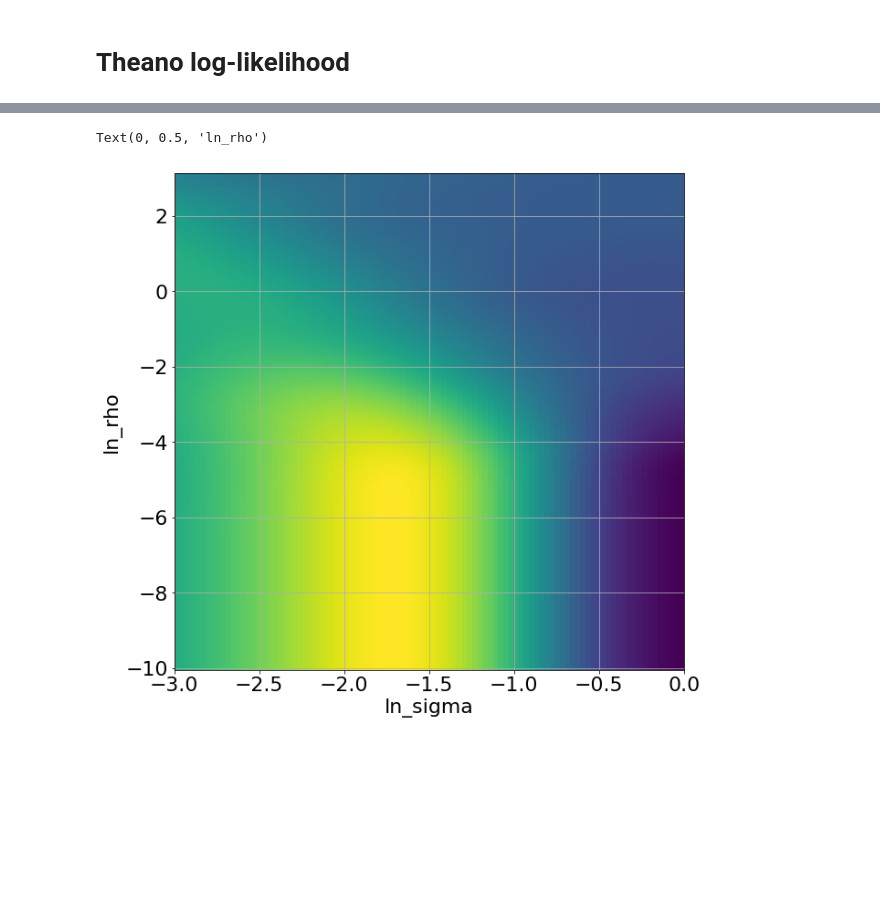
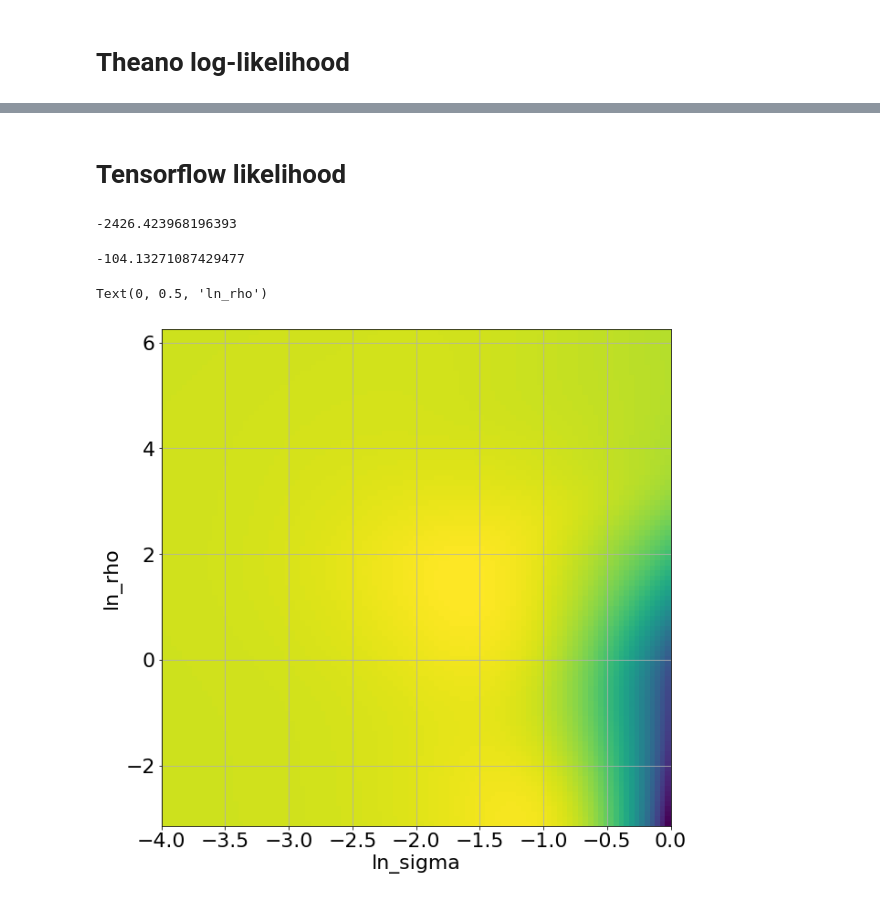
Before and after one commit to fbartolic/caustic, a Jupyter notebook: src/notebooks/Matern32_likelihood_plot.ipynb, the cells around one changed output, grey strips where cells are left out. Cells and saved outputs as stored; diff of their text form; code cells hidden in the pictures; blank space fills up the shorter version.

```diff
--- a/src/notebooks/Matern32_likelihood_plot.ipynb
+++ b/src/notebooks/Matern32_likelihood_plot.ipynb
@@ -130,12 +193,14 @@ f = theano.function(inputs=[sigma, rho], outputs=loglike_theano, on_unused_input
 g = theano.function(inputs=[sigma, rho], outputs=theano.grad(loglike_theano, [sigma, rho]), on_unused_input="ignore")
 # %%
 likelihood_values_theano = np.zeros((n_rho, n_sigma))
-gradient_values_theano = np.zeros((n_rho, n_sigma))
+gradient_values_sigma = np.zeros((n_rho, n_sigma))
+gradient_values_rho = np.zeros((n_rho, n_sigma))
 
 for i in range(n_rho):
     for j in range(n_sigma):
         likelihood_values_theano[i, j] = f(np.exp(ln_sigma_grid[i,j]), np.exp(ln_rho_grid[i,j]))
-        gradient_values_theano[i, j] = g(np.exp(ln_sigma_grid[i,j]), np.exp(ln_rho_grid[i,j]))[0]
+        gradient_values_sigma[i, j] = g(np.exp(ln_sigma_grid[i,j]), np.exp(ln_rho_grid[i,j]))[0]
+        gradient_values_rho[i, j] = g(np.exp(ln_sigma_grid[i,j]), np.exp(ln_rho_grid[i,j]))[1]
 # %%
 fig, ax = plt.subplots(figsize=(10,10))
 
@@ -151,0 +238,2 @@ Text(0, 0.5, 'ln_rho')
+# %% [markdown]
+# Tensorflow likelihood
@@ -152,13 +247,47 @@ Text(0, 0.5, 'ln_rho')
+# %%
+T = tf.float64
+
+x_tf = tf.constant(t)
+diag_tf = tf.constant(sigF**2)
+y_tf = tf.constant(F)
+
+sigma_tf = tf.Variable(0.5, dtype=T)
+rho_tf = tf.Variable(2., dtype=T)
+
+session.run(tf.global_variables_initializer())
+
+kernel_tf = cf.terms.Matern32Term(sigma=sigma_tf, rho=rho_tf)
+gp_tf = cf.GaussianProcess(kernel_tf, x_tf, y_tf, diag_tf)
+# %%
+loglike_tf = gp_tf.log_likelihood
+grad_loglike_tf = tf.gradients(loglike_tf, [sigma_tf, rho_tf])
+loglike_tf.eval({sigma_tf:0.5, rho_tf:0.4})
+# %% [output]
+-2426.423968196393
+# %%
+grad_loglike_tf[0].eval()
+# %% [output]
+-104.13271087429477
+# %%
+likelihood_values_tf = np.zeros((n_rho, n_sigma))
+gradient_values_sigma_tf = np.zeros((n_rho, n_sigma))
+gradient_values_rho_tf = np.zeros((n_rho, n_sigma))
+
+for i in range(n_rho):
+    for j in range(n_sigma):
+        likelihood_values_tf[i, j] = loglike_tf.eval({sigma_tf:np.exp(ln_sigma_grid[i,j]), rho_tf:np.exp(ln_rho_grid[i,j])})
+        gradient_values_sigma_tf[i, j] = grad_loglike_tf[0].eval({sigma_tf:np.exp(ln_sigma_grid[i,j]), rho_tf:np.exp(ln_rho_grid[i,j])})
+        gradient_values_rho_tf[i, j] = grad_loglike_tf[1].eval({sigma_tf:np.exp(ln_sigma_grid[i,j]), rho_tf:np.exp(ln_rho_grid[i,j])})
 # %%
 fig, ax = plt.subplots(figsize=(10,10))
 
-colormap = ax.pcolormesh(ln_sigma_grid, ln_rho_grid, gradient_values_theano)
+colormap = ax.pcolormesh(ln_sigma_grid, ln_rho_grid, likelihood_values_tf)
 
 ax.grid()
 ax.set_xlabel('ln_sigma')
 ax.set_ylabel('ln_rho')
 
 # fig.colorbar(colormap, cax=cbar, label='log likelihood')
 # %% [output]
 Text(0, 0.5, 'ln_rho')
-[figure, old version]
+[figure, new version]
```
Also changed, not shown: parts of 11 cells of this notebook, 6 other files.
